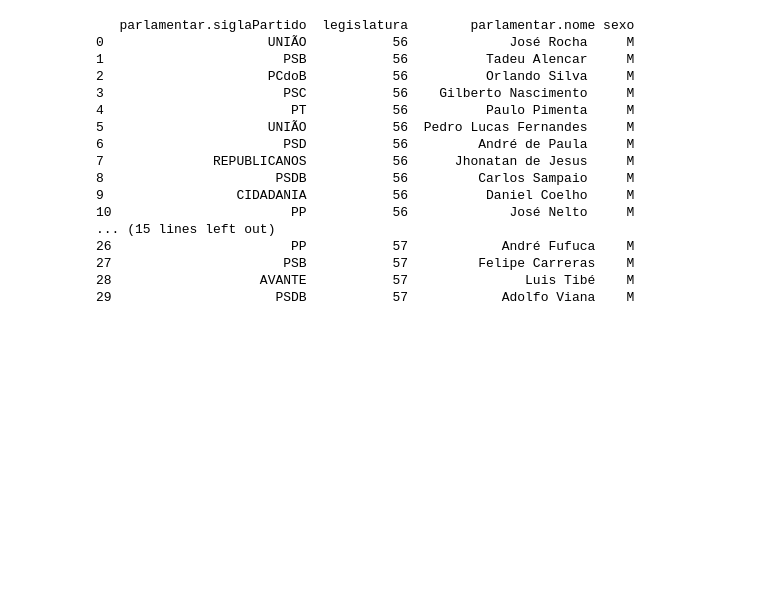
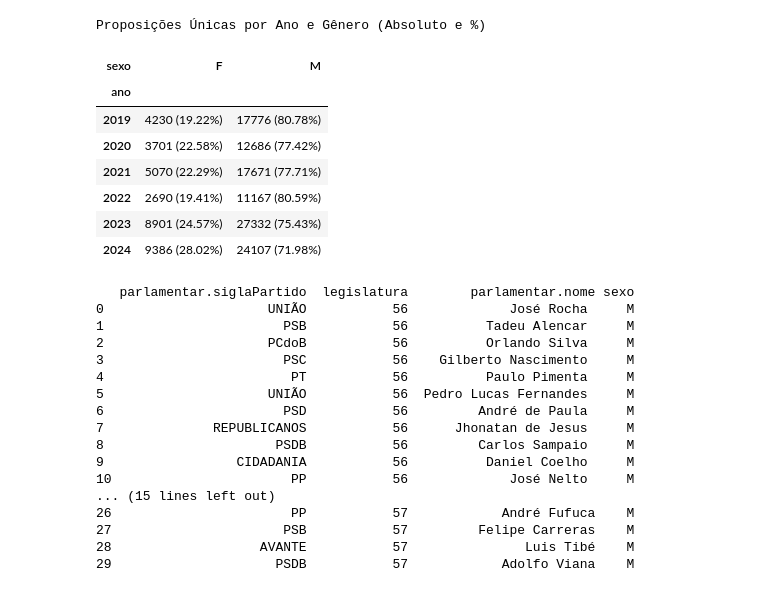
Before and after one commit to carengomes/representatividade-feminina-camara, a Jupyter notebook: scripts/representatividade.ipynb, the cells around one changed output. Cells and saved outputs as stored; diff of their text form; code cells hidden in the pictures; blank space fills up the shorter version.

```diff
--- a/scripts/representatividade.ipynb
+++ b/scripts/representatividade.ipynb
@@ -825,0 +726,2 @@ df_lideres_leg
+# %%
+df_proposicoes_completo['numero'] = df_proposicoes_completo['numero'].round().astype('int64')
@@ -825,0 +744,11 @@ df_lideres_leg
+# %%
+# Fazendo o merge com base nos IDs
+df_proposicoes_com_sexo = df_proposicoes_completo.merge(
+    df_deputadas_completo[['id', 'sexo']],  # Filtra apenas as colunas necessárias
+    left_on='idDeputadoAutor',
+    right_on='id',
+    how='left'  # left join para manter todas as proposições
+)
+
+# Exibindo algumas linhas para verificar se funcionou
+print(df_proposicoes_com_sexo.head())
@@ -825,0 +769,4 @@ df_lideres_leg
+# %%
+# Removendo a coluna id duplicada
+df_proposicoes_com_sexo.drop(columns=['id', 'sexo_y'], inplace=True)
+df_proposicoes_com_sexo.rename(columns={"sexo_x": "sexo"}, inplace=True)
@@ -825,0 +824,6 @@ df_lideres_leg
+# %%
+# Excluindo os ids que foram duplicados após o merge
+
+df_proposicoes_com_sexo.drop_duplicates(keep='last', inplace=True)
+print("Registros antes do merge:", len(df_proposicoes_completo))
+print("Registros após o merge:", len(df_proposicoes_com_sexo))
@@ -826,3 +966,31 @@ df_lideres_leg
+# %%
+# Cria a tabela de contagem absoluta de idProposicao únicos
+tabela_absoluta = df_proposicoes_com_sexo.pivot_table(
+    index='ano',
+    columns='sexo',
+    values='idProposicao',
+    aggfunc='nunique',
+    fill_value=0
+)
+
+# Calcula os percentuais
+tabela_percentual = (tabela_absoluta.div(tabela_absoluta.sum(axis=1), axis=0) * 100).round(2)
+
+# Combina os dois DataFrames (absoluto e percentual)
+tabela_completa = tabela_absoluta.astype(str) + " (" + tabela_percentual.astype(str) + "%)"
+
+# Exibe a tabela formatada
+tabela_completa.style.set_caption("Proposições Únicas por Ano e Gênero (Absoluto e %)").set_properties(**{'text-align': 'center'})
+# %% [output]
+Proposições Únicas por Ano e Gênero (Absoluto e %)
+| sexo | F | M |
+| ano |  |  |
+| 2019 | 4230 (19.22%) | 17776 (80.78%) |
+| 2020 | 3701 (22.58%) | 12686 (77.42%) |
+| 2021 | 5070 (22.29%) | 17671 (77.71%) |
+| 2022 | 2690 (19.41%) | 11167 (80.59%) |
+| 2023 | 8901 (24.57%) | 27332 (75.43%) |
+| 2024 | 9386 (28.02%) | 24107 (71.98%) |
 # %%
 print(df_lideres_leg[['parlamentar.siglaPartido', 'legislatura', 'parlamentar.nome', 'sexo']])
 # %% [output]
```
Also changed, not shown: parts of 184 cells of this notebook, 24 other files.
